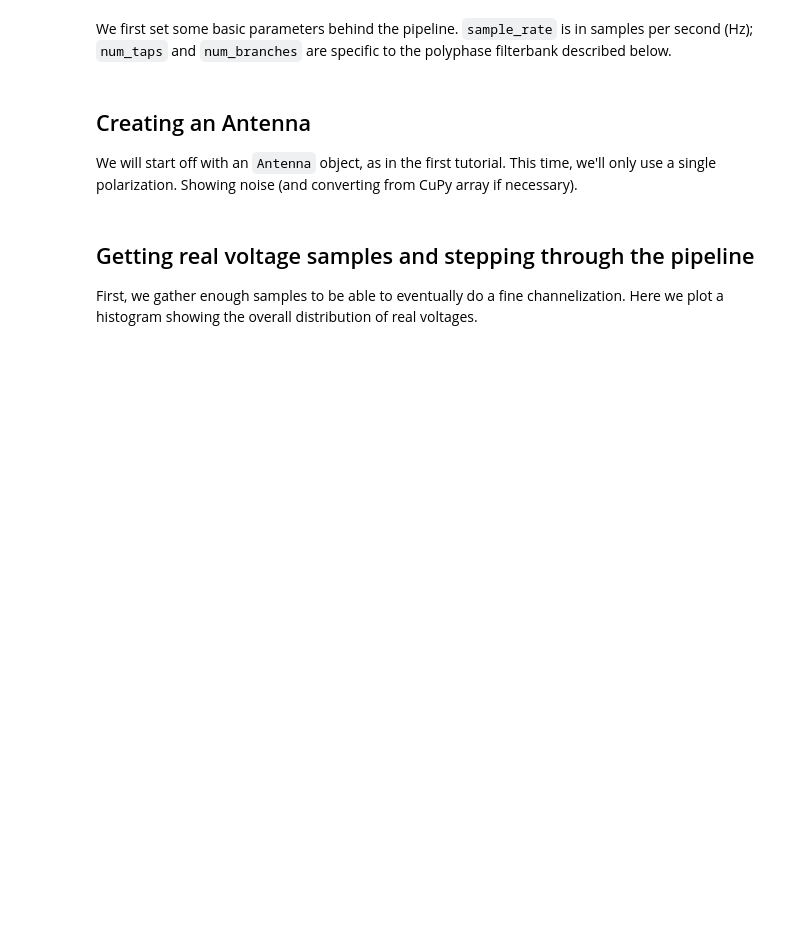
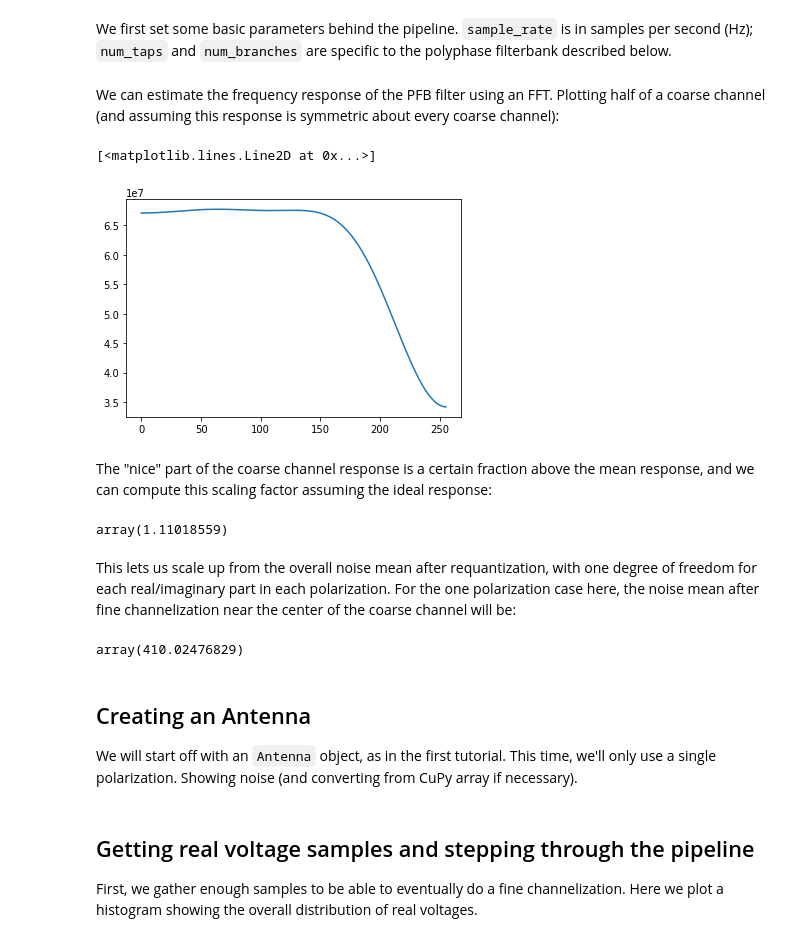
Before and after one commit to bbrzycki/setigen, a Jupyter notebook: jupyter-notebooks/voltage/03_fine_channelization.ipynb, the cells around one changed output. Saved outputs shown, nothing was run; the diff lists cells and outputs as text; code cells hidden in the pictures; blank space fills up the shorter version.

```diff
--- a/jupyter-notebooks/voltage/03_fine_channelization.ipynb
+++ b/jupyter-notebooks/voltage/03_fine_channelization.ipynb
@@ -56,3 +68,32 @@ chan_bw = sample_rate / num_branches
+# %% [markdown]
+We can estimate the frequency response of the PFB filter using an FFT. Plotting half of a coarse channel (and assuming this response is symmetric about every coarse channel):
+# %%
+fftlength = 512
+
+# Compute frequency response of filter
+data = xp.zeros(num_branches * fftlength)
+data[:num_taps*num_branches] = filterbank.window
+h = xp.fft.fft(data)
+
+half_coarse_chan = (xp.abs(h)**2)[:fftlength//2]+(xp.abs(h)**2)[fftlength//2:fftlength][::-1]
+
+plt.plot(get_numpy(half_coarse_chan))
+# %% [output]
+[<matplotlib.lines.Line2D at 0x...>]
+[figure, added]
+# %% [markdown]
+The "nice" part of the coarse channel response is a certain fraction above the mean response, and we can compute this scaling factor assuming the ideal response:
+# %%
+max_mean_ratio = xp.max(half_coarse_chan) / xp.mean(half_coarse_chan)
+max_mean_ratio
+# %% [output]
+array(1.11018559)
+# %% [markdown]
+This lets us scale up from the overall noise mean after requantization, with one degree of freedom for each real/imaginary part in each polarization. For the one polarization case here, the noise mean after fine channelization near the center of the coarse channel will be:
+# %%
+requantizer.target_sigma**2 * 2 * max_mean_ratio
+# %% [output]
+array(410.02476829)
 # %% [markdown]
 ## Creating an Antenna
 
```
Also changed, not shown: parts of 165 cells of this notebook, 2 other files.
